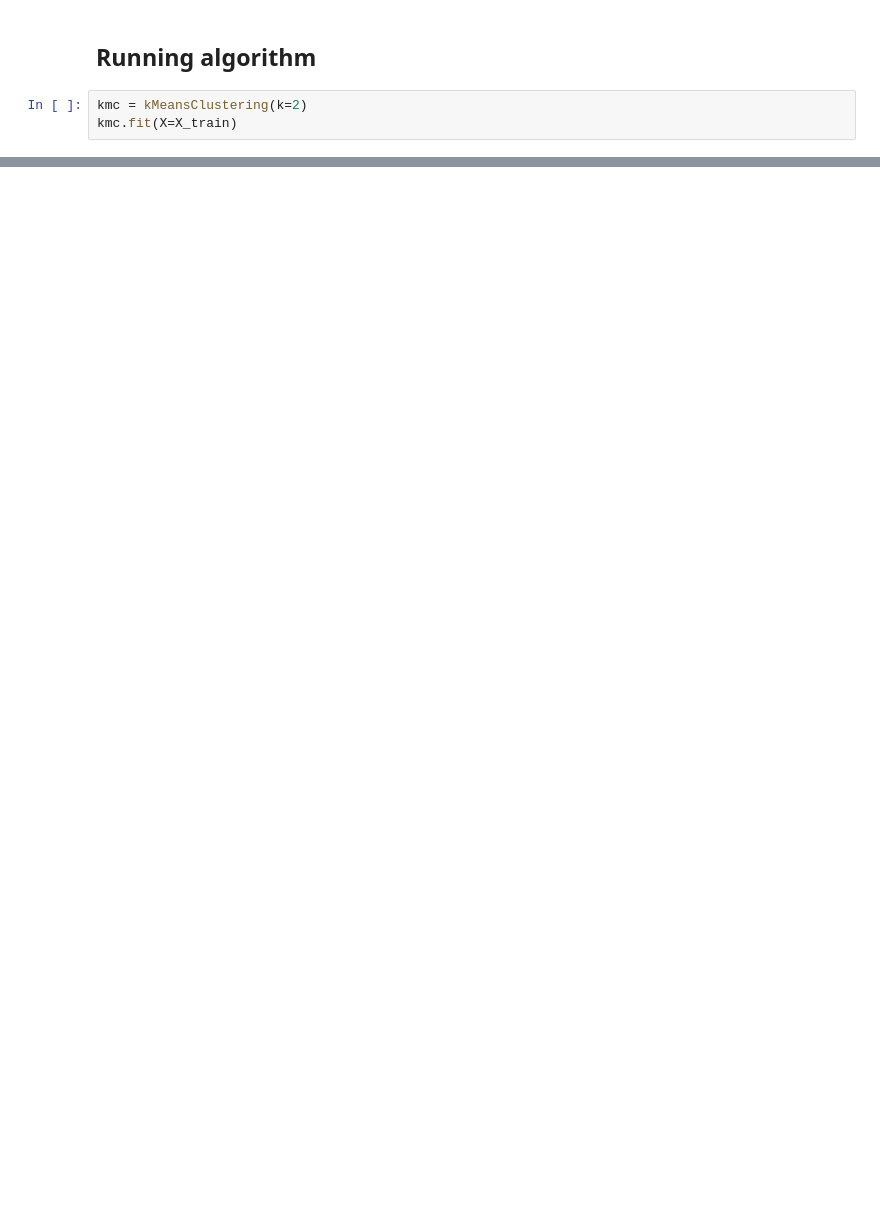
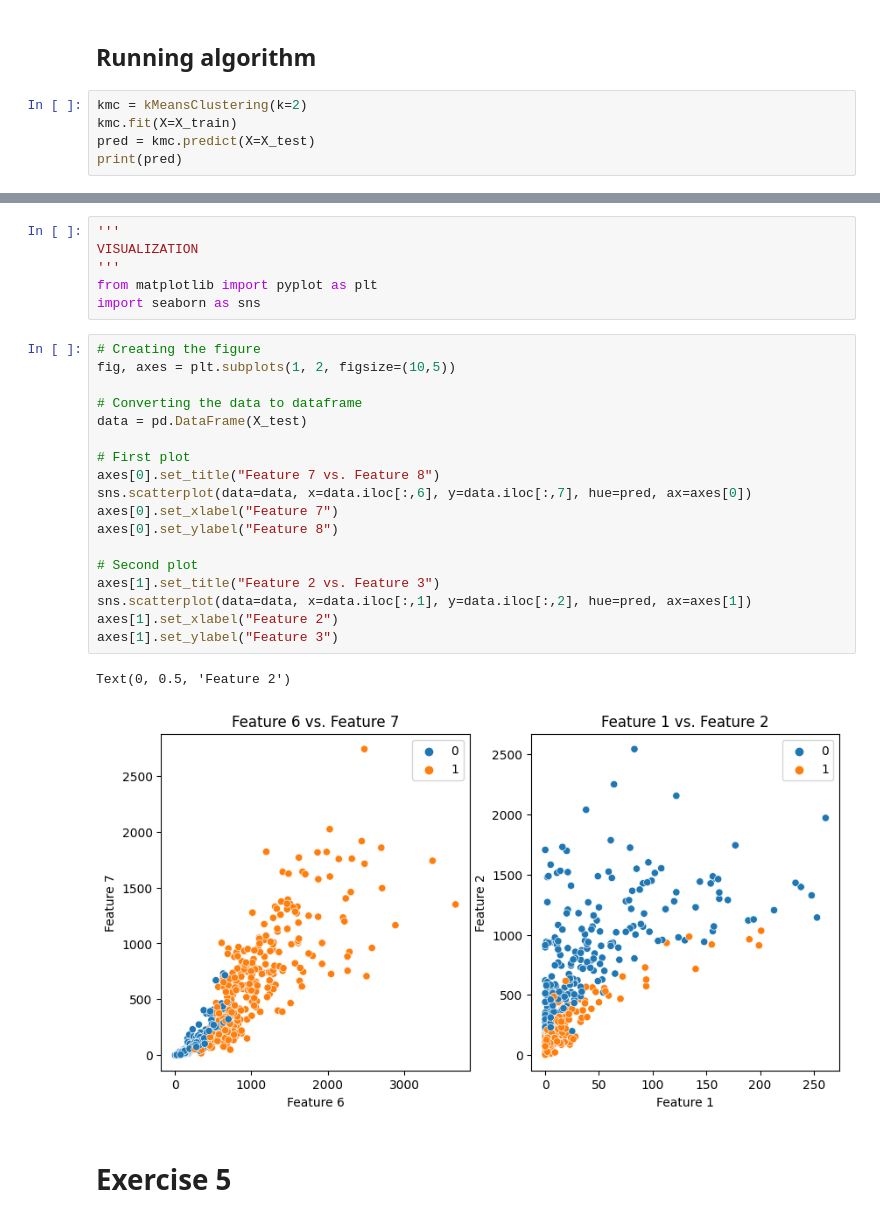
Before and after one commit to Cyrkryta/UCPH-ITDS-Assignments, a Jupyter notebook: Assignment-3/assignment3.ipynb, the cells around one changed output, grey strips where cells are left out. Drawn from its saved outputs; the diff is of its cells as text; blank space fills up the shorter version.

Commit message:
MILESTONE: 3/5 exercises done

```diff
--- a/Assignment-3/assignment3.ipynb
+++ b/Assignment-3/assignment3.ipynb
@@ -93,4 +109,6 @@ class kMeansClustering:
 # %%
 kmc = kMeansClustering(k=2)
 kmc.fit(X=X_train)
+pred = kmc.predict(X=X_test)
+print(pred)
 # %% [output]
@@ -127,0 +137,29 @@ array([[2.19924812e+00, 1.40018797e+01, 1.73727444e+02, 1.40094549e+03,
+# %%
+'''
+VISUALIZATION
+'''
+from matplotlib import pyplot as plt
+import seaborn as sns
+# %%
+# Creating the figure
+fig, axes = plt.subplots(1, 2, figsize=(10,5))
+
+# Converting the data to dataframe
+data = pd.DataFrame(X_test)
+
+# First plot
+axes[0].set_title("Feature 7 vs. Feature 8")
+sns.scatterplot(data=data, x=data.iloc[:,6], y=data.iloc[:,7], hue=pred, ax=axes[0])
+axes[0].set_xlabel("Feature 7")
+axes[0].set_ylabel("Feature 8")
+
+# Second plot
+axes[1].set_title("Feature 2 vs. Feature 3")
+sns.scatterplot(data=data, x=data.iloc[:,1], y=data.iloc[:,2], hue=pred, ax=axes[1])
+axes[1].set_xlabel("Feature 2")
+axes[1].set_ylabel("Feature 3")
+# %% [output]
+Text(0, 0.5, 'Feature 2')
+[figure, added]
+# %% [markdown]
+# Exercise 5
```
Also changed, not shown: parts of 14 cells of this notebook, 4 other files.
